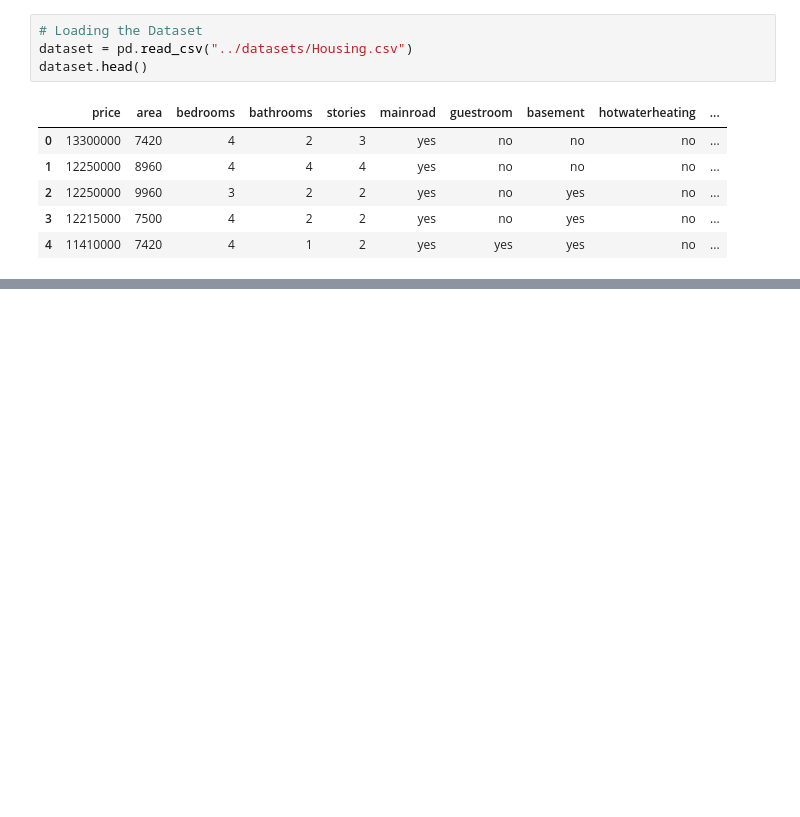
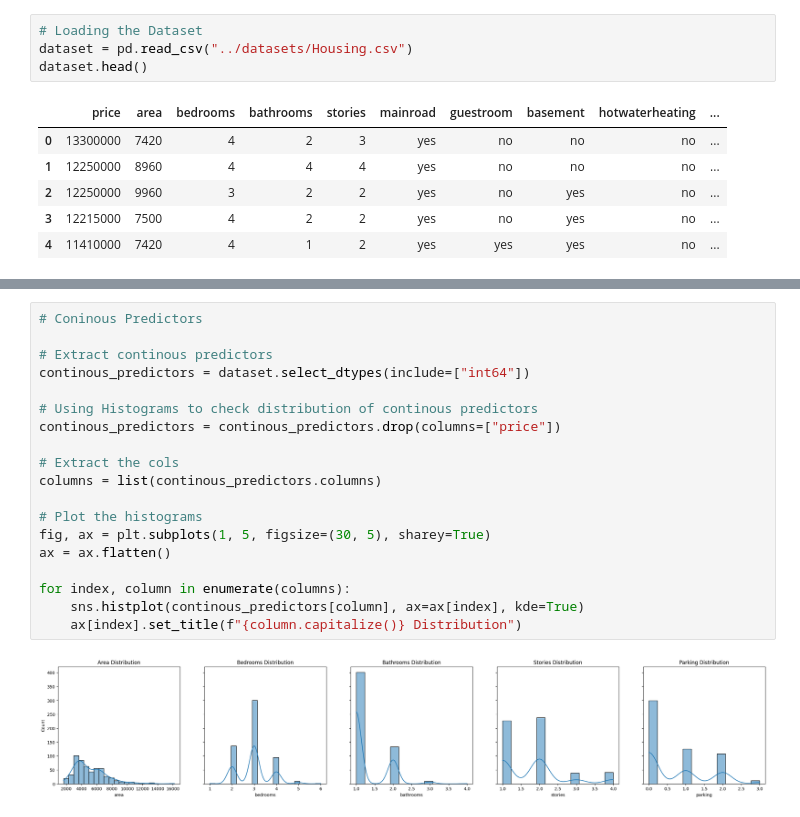
Before and after one commit to mut-rogers/House-Price-Prediction-with-Machine-Learning, a Jupyter notebook: notebook/solution.ipynb, the cells around one changed output, grey strips where cells are left out. Cells and saved outputs as stored; diff of their text form; blank space fills up the shorter version.

```diff
--- a/notebook/solution.ipynb
+++ b/notebook/solution.ipynb
@@ -18,0 +66,21 @@ dataset.head()
+# %%
+# Coninous Predictors
+
+# Extract continous predictors
+continous_predictors = dataset.select_dtypes(include=["int64"])
+
+# Using Histograms to check distribution of continous predictors
+continous_predictors = continous_predictors.drop(columns=["price"])
+
+# Extract the cols
+columns = list(continous_predictors.columns)
+
+# Plot the histograms
+fig, ax = plt.subplots(1, 5, figsize=(30, 5), sharey=True)
+ax = ax.flatten()
+
+for index, column in enumerate(columns):
+    sns.histplot(continous_predictors[column], ax=ax[index], kde=True)
+    ax[index].set_title(f"{column.capitalize()} Distribution")
+# %% [output]
+[figure, added]
```
Also changed, not shown: parts of 5 cells of this notebook.
